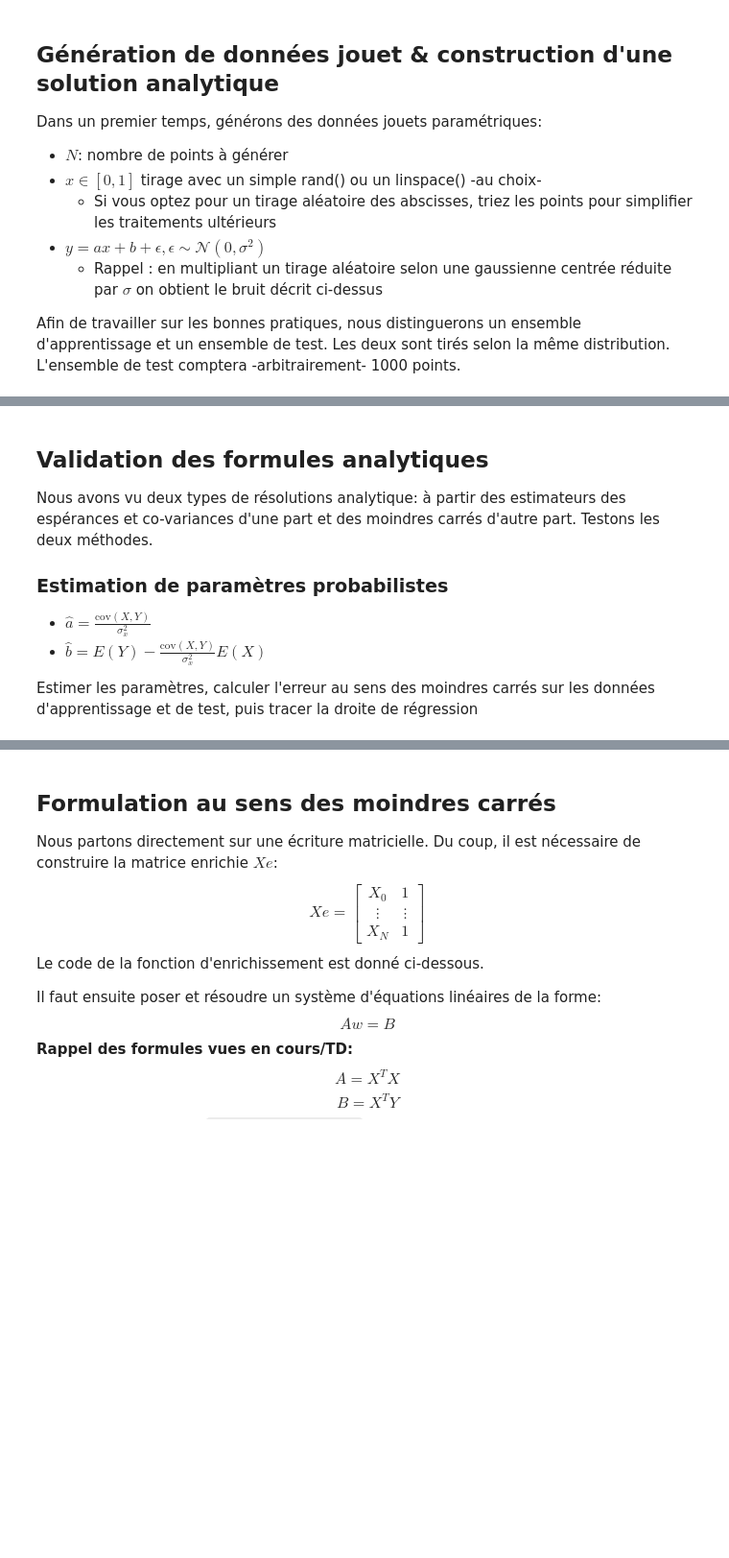
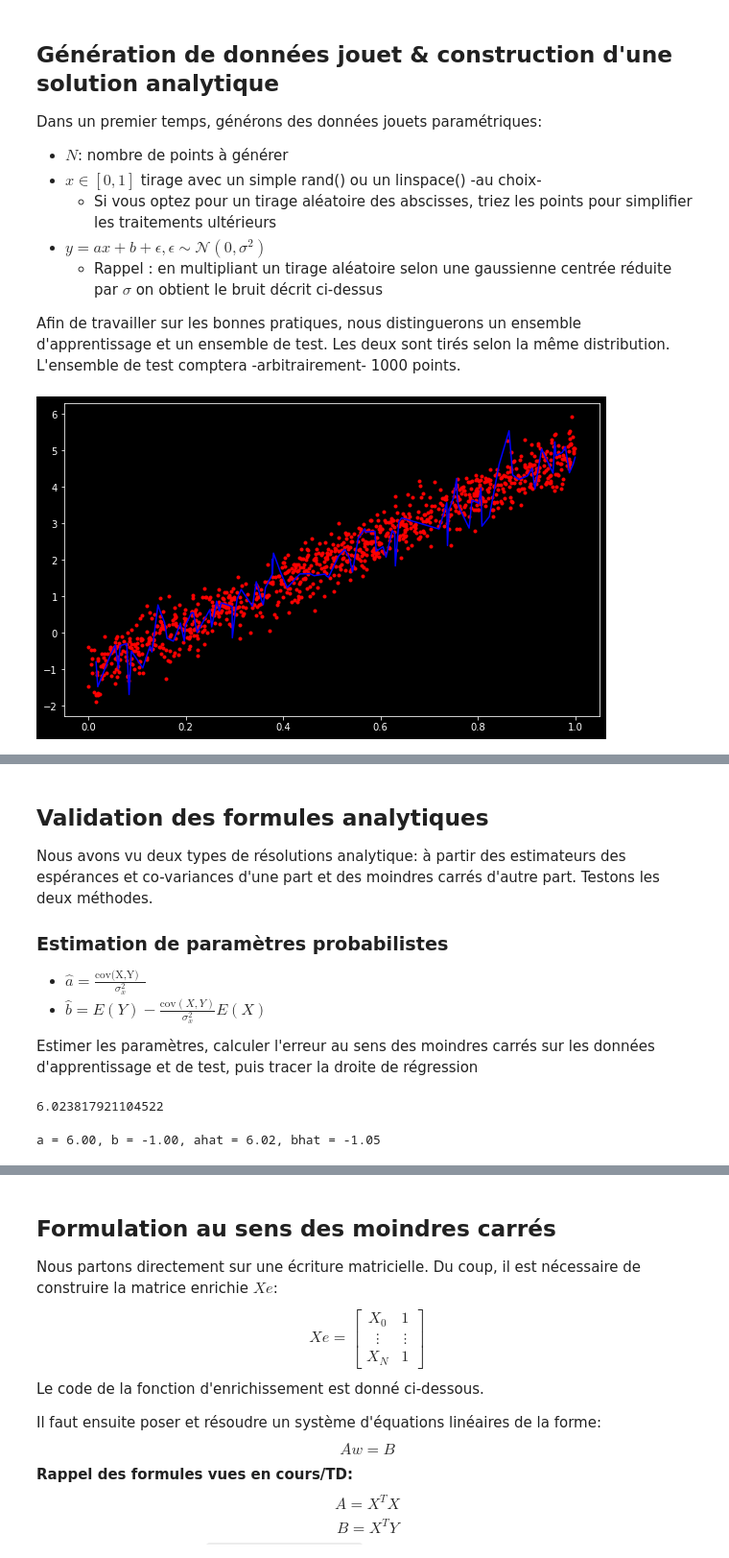
Before and after one commit to White-On/MAPSI_TME_2022, a Jupyter notebook: TME9/tme9_etu.ipynb, the cells around one changed output, grey strips where cells are left out. Shown: that part at 96% size. Saved outputs shown, nothing was run; the diff lists cells and outputs as text; code cells hidden in the pictures; blank space fills up the shorter version.

```diff
--- a/TME9/tme9_etu.ipynb
+++ b/TME9/tme9_etu.ipynb
@@ -22,23 +22,26 @@ Les deux sont tirés selon la même distribution. L'ensemble de test comptera -a
 # %%
 def gen_data_lin(a, b, sig, N=500, Ntest=1000):
     X_train = np.sort(np.random.rand(N)) # sort optionnel, mais ça aide pour les plots
-    X_test  =
-    Y_train =
-    Y_test  =
+    X_test  = np.sort(np.random.rand(Ntest))
+    Y_train = a * X_train + b + np.random.randn(N) * sig
+    Y_test  = a * X_test + b + np.random.randn(Ntest) * sig
     #A compléter
-    return X_train, y_train, X_test, y_test
+    return X_train, Y_train, X_test, Y_test
 # %%
 # génération de données jouets:
 a = 6.
 b = -1.
 N = 100
 sig = .4 # écart type
 
 X_train, y_train, X_test, y_test = gen_data_lin(a, b, sig, N)
 
-plt.figure()
+plt.figure(figsize=(10, 6))
 plt.plot(X_test, y_test, 'r.')
 plt.plot(X_train, y_train, 'b')
+plt.show()
+# %% [output]
+[figure, added]
 # %% [markdown]
 Vous devez obtenir quelque chose de la forme:
 ![données jouet](fig/gen_data.png)
@@ -47,17 +50,25 @@ Vous devez obtenir quelque chose de la forme:
 Nous avons vu deux types de résolutions analytique: à partir des estimateurs des espérances et co-variances d'une part et des moindres carrés d'autre part. Testons les deux méthodes.
 
 ### Estimation de paramètres probabilistes
- - $\hat a = \frac{\mbox{cov}(X,Y)}{\sigma_x^2}$
- - $\hat b = E(Y)−\frac{\mbox{cov}(X,Y)}{\sigma_x^2} E(X)$
+ - $\hat a = \frac{\text{cov{(X,Y)} }}{\sigma_x^2}$
+ - $\hat b = E(Y)−\frac{\text{cov}(X,Y)}{\sigma_x^2} E(X)$
 
  Estimer les paramètres, calculer l'erreur au sens des moindres carrés sur les données d'apprentissage et de test, puis tracer la droite de régression
+# %%
+np.cov(X_train,y_train)[0,1]/np.var(X_train)
+# %% [output]
+6.023817921104522
 # %%
-def modele_lin_analytique(X_train, y_train):
-    # A compléter
+def modele_lin_analytique(X_train, Y_train):
+    # ahat = np.dot(X_train, Y_train) / np.dot(X_train, X_train)
+    ahat = np.cov(X_train,y_train)[0,1]/np.var(X_train)
+    bhat = np.mean(Y_train) - ahat * np.mean(X_train)
     return ahat, bhat
 
 ahat, bhat = modele_lin_analytique(X_train, y_train)
-print(ahat, bhat)
+print(f'{a = :.2f}, {b = :.2f}, {ahat = :.2f}, {bhat = :.2f}')
+# %% [output]
+a = 6.00, b = -1.00, ahat = 6.02, bhat = -1.05
 # %%
 def erreur_mc(y, yhat):
     return ((y-yhat)**2).mean()
```
Also changed, not shown: parts of 13 cells of this notebook.
